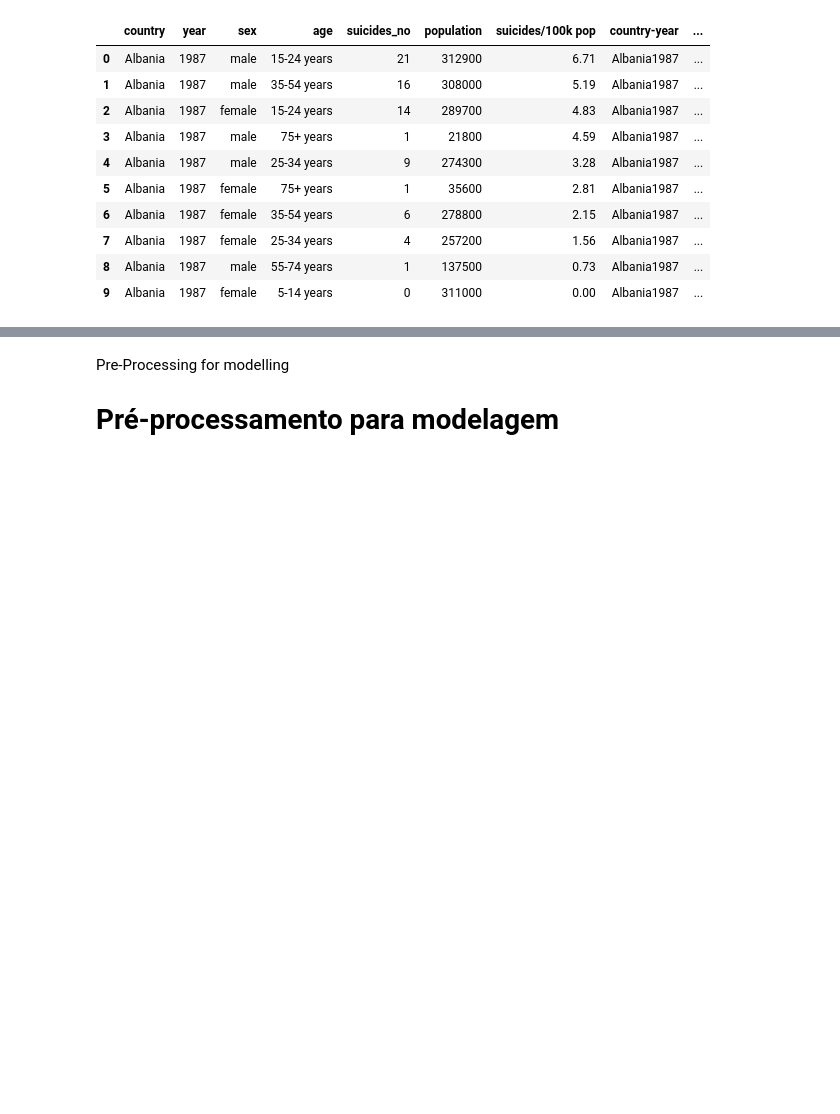
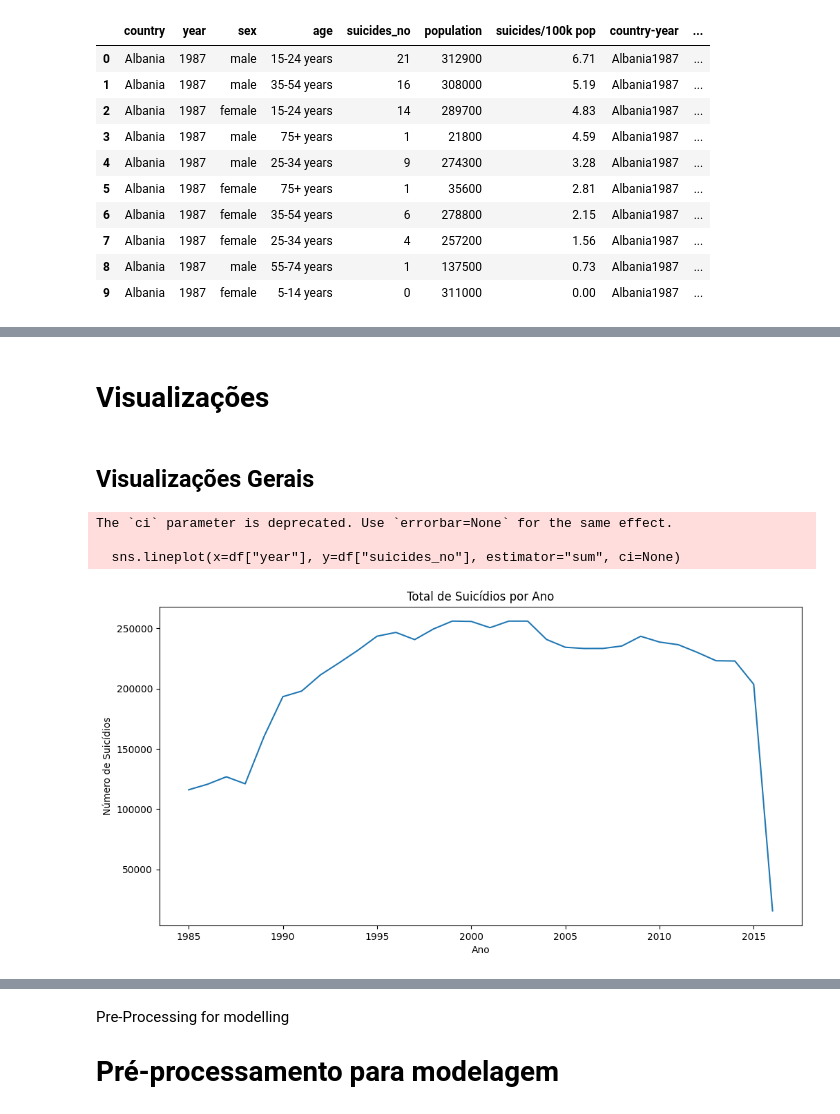
Before and after one commit to amanda-coj/MD_Suicide_Rate, a Jupyter notebook: MD_Suicide_Rate.ipynb, the cells around one changed output, grey strips where cells are left out. Saved outputs shown, nothing was run; the diff lists cells and outputs as text; code cells hidden in the pictures; blank space fills up the shorter version.

```diff
--- a/MD_Suicide_Rate.ipynb
+++ b/MD_Suicide_Rate.ipynb
@@ -256,0 +259,16 @@ categorical_data(df)
+# %% [markdown]
+# **Visualizações**
+# %% [markdown]
+## **Visualizações Gerais**
+# %%
+plt.figure(figsize=(12,6))
+sns.lineplot(x=df["year"], y=df["suicides_no"], estimator="sum", ci=None)
+plt.title("Total de Suicídios por Ano")
+plt.xlabel("Ano")
+plt.ylabel("Número de Suicídios")
+plt.show()
+# %% [output]
+The `ci` parameter is deprecated. Use `errorbar=None` for the same effect.
+
+  sns.lineplot(x=df["year"], y=df["suicides_no"], estimator="sum", ci=None)
+[figure, added]
```
Also changed, not shown: parts of 47 cells of this notebook.
